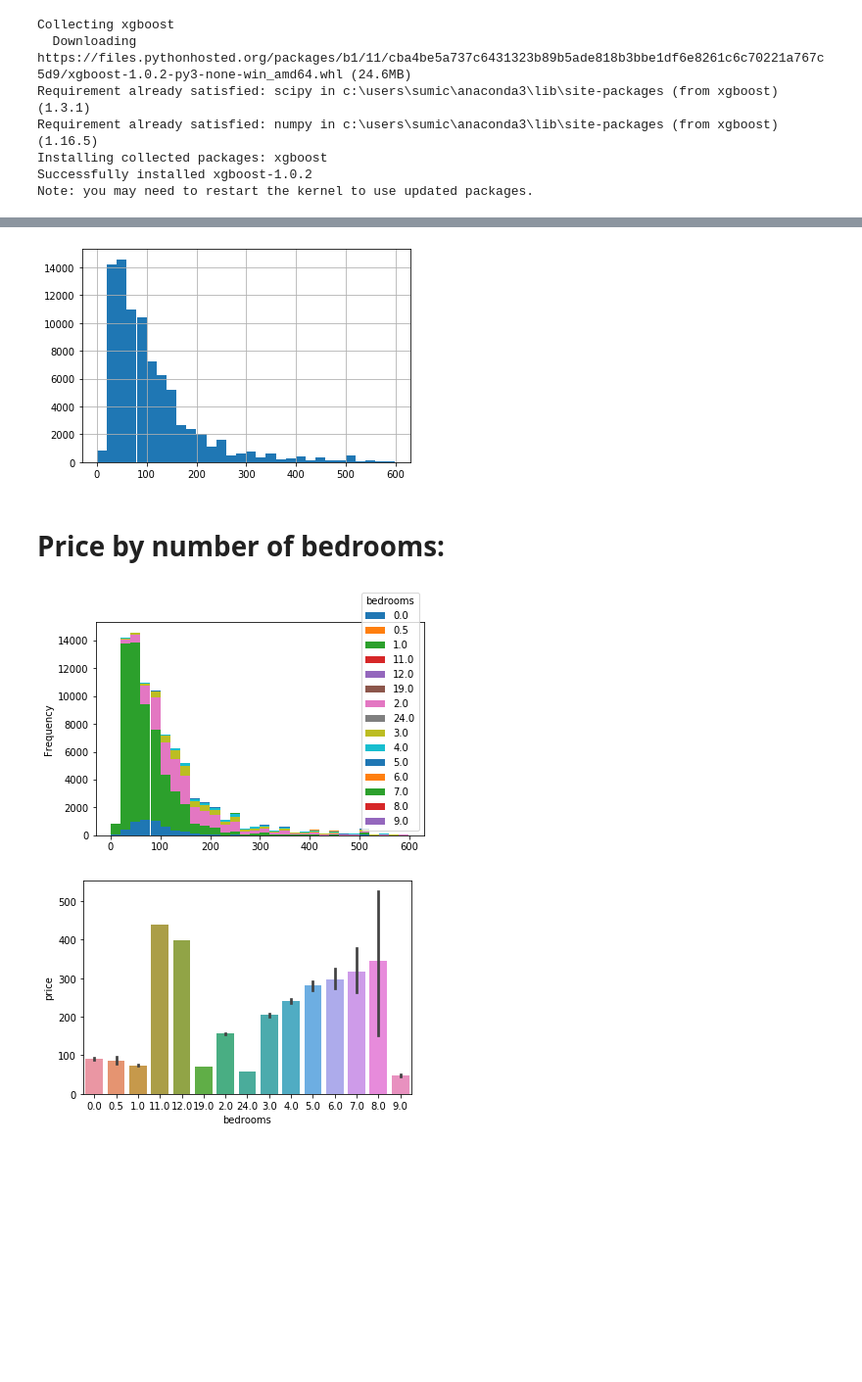
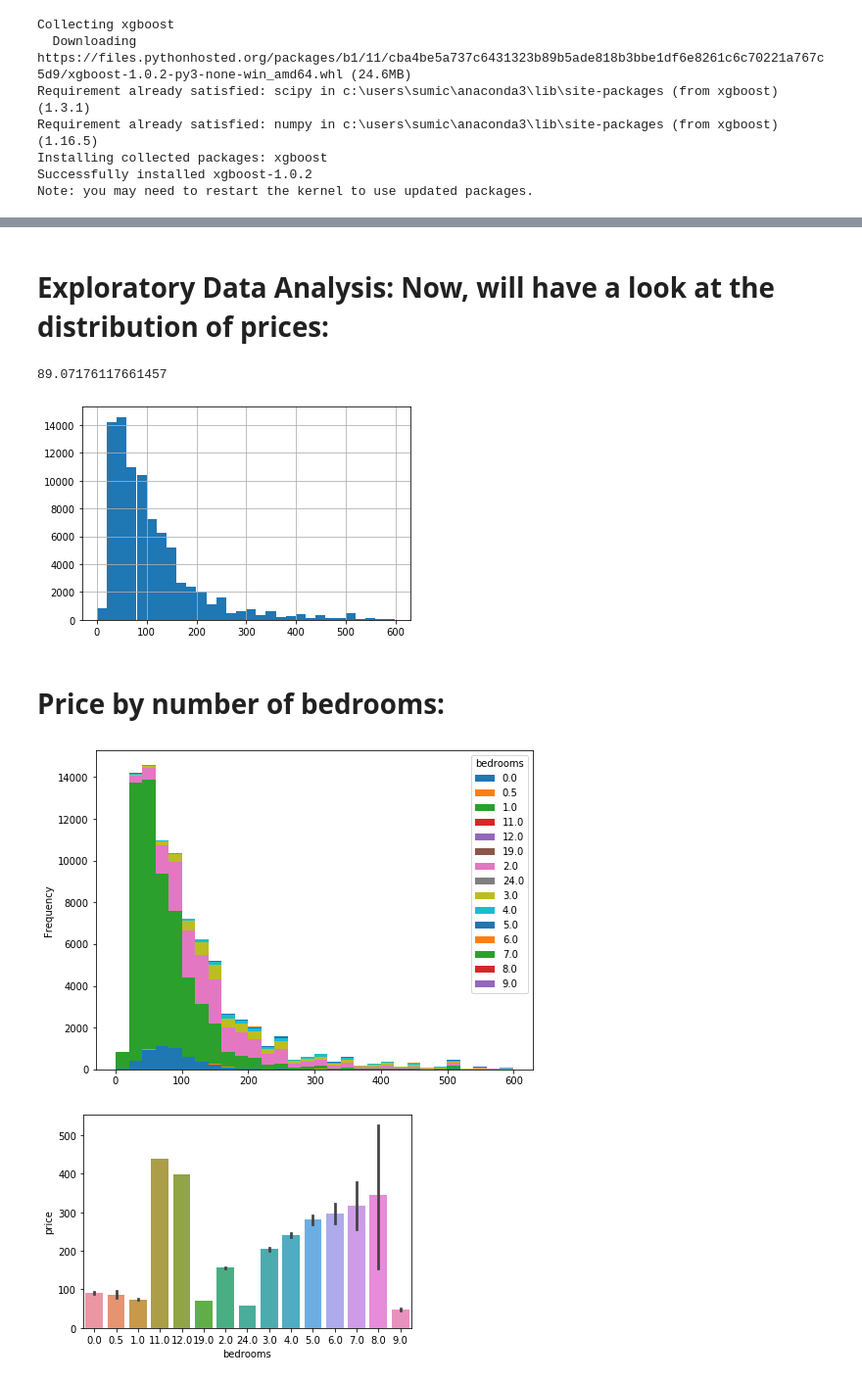
Before and after one commit to emmaolof/Airbnb-Deep-Dive, a Jupyter notebook: London_Listing_MachineLearning.ipynb, the cells around one changed output, grey strips where cells are left out. Shown at 98% size. Saved outputs shown, nothing was run; the diff lists cells and outputs as text; code cells hidden in the pictures; blank space fills up the shorter version.

```diff
--- a/London_Listing_MachineLearning.ipynb
+++ b/London_Listing_MachineLearning.ipynb
@@ -28,12 +28,12 @@ import matplotlib.pyplot as plt
 # %%
 train = pd.read_csv("data/london_listings.csv")
 # %%
-columns_to_keep = ["price", "neighbourhood_cleansed", "bedrooms",
+columns_cleaned = ["price", "neighbourhood_cleansed", "bedrooms",
                    "property_type", "room_type", "name", "summary",
                    "amenities", "latitude", "longitude", "number_of_reviews",
                    "require_guest_phone_verification", "minimum_nights"]
 
-train = train[columns_to_keep]
+train = train[columns_cleaned]
 train.head()
 # %% [output]
 |  | price | neighbourhood_cleansed | bedrooms | property_type | room_type | name | summary | amenities | ... |
@@ -64,17 +81,21 @@ train = clean(train)
+# %% [markdown]
+# Exploratory Data Analysis: Now, will have a look at the distribution of prices:
 # %%
 train["price"].hist(bins = 30)
 train["price"].std()
-plt.savefig('static/data/prices_stddeviation.png')
+
+#plt.savefig('static/data/prices_stddeviation.png')
 # %% [output]
+89.07176117661457
 [figure]
 # %% [markdown]
 # Price by number of bedrooms:
 # %%
 (train.pivot(columns = "bedrooms", values = "price")
-         .plot.hist(bins = 30, stacked = True))
+         .plot.hist(bins = 30, stacked = True, figsize=(8,6)))
 
-plt.savefig('static/data/bedrooms_price.png')
+plt.savefig('static/img/bedrooms_frequency.png')
 # %% [output]
-[figure, old version]
+[figure, new version]
 # %%
 sns.barplot(x = "bedrooms", y = "price", data = train)
```
Also changed, not shown: parts of 8 cells of this notebook.
